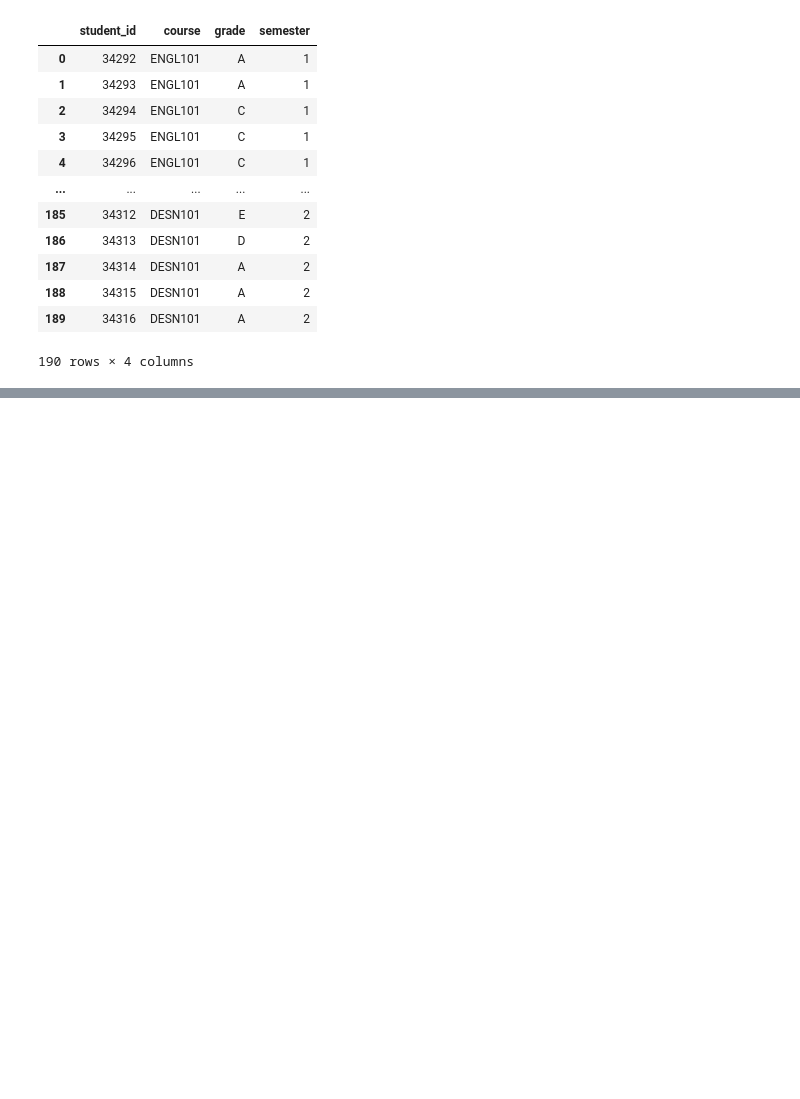
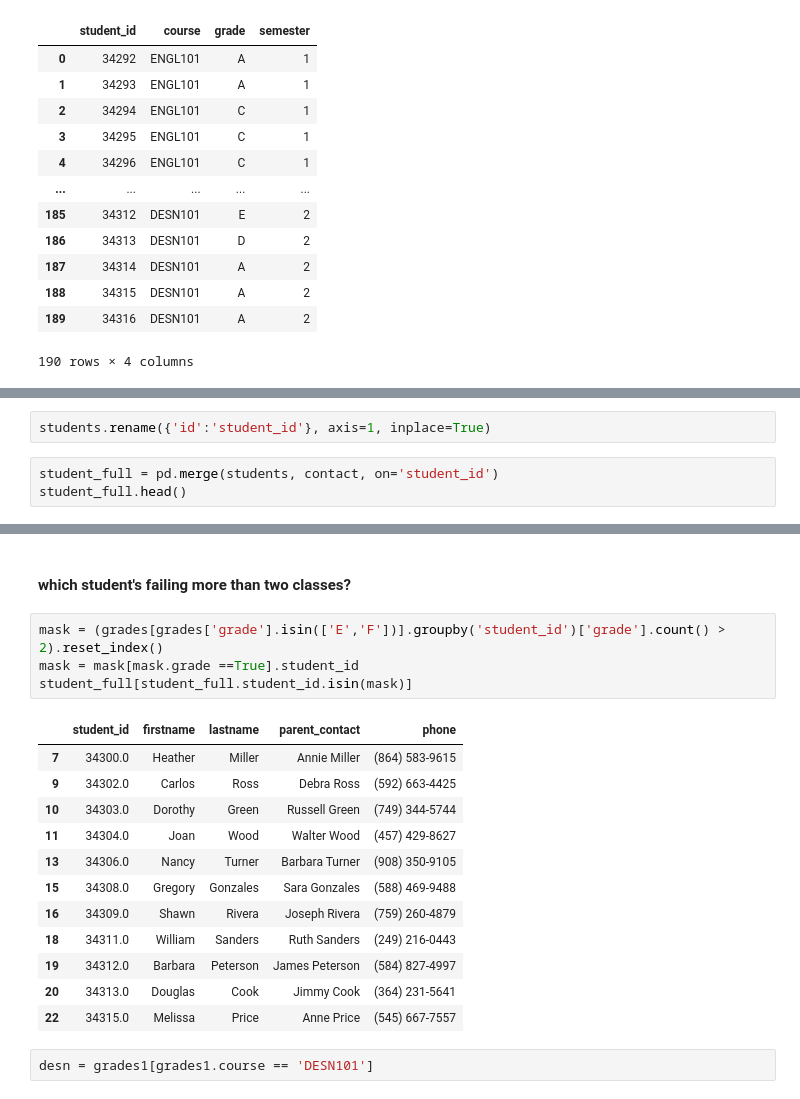
Before and after one commit to omid-sar/Interview-Preparation, a Jupyter notebook: data_manipulation/merge.ipynb, the cells around one changed output, grey strips where cells are left out. Cells and saved outputs as stored; diff of their text form; blank space fills up the shorter version.

Commit message:
merge

```diff
--- a/data_manipulation/merge.ipynb
+++ b/data_manipulation/merge.ipynb
@@ -76,0 +96,5 @@ grades
+# %%
+students.rename({'id':'student_id'}, axis=1, inplace=True)
+# %%
+student_full = pd.merge(students, contact, on='student_id')
+student_full.head()
@@ -76,0 +128,21 @@ grades
+# %% [markdown]
+#### which student's failing more than two classes?
+# %%
+mask = (grades[grades['grade'].isin(['E','F'])].groupby('student_id')['grade'].count() > 2).reset_index()
+mask = mask[mask.grade ==True].student_id
+student_full[student_full.student_id.isin(mask)]
+# %% [output]
+|  | student_id | firstname | lastname | parent_contact | phone |
+| 7 | 34300.0 | Heather | Miller | Annie Miller | (864) 583-9615 |
+| 9 | 34302.0 | Carlos | Ross | Debra Ross | (592) 663-4425 |
+| 10 | 34303.0 | Dorothy | Green | Russell Green | (749) 344-5744 |
+| 11 | 34304.0 | Joan | Wood | Walter Wood | (457) 429-8627 |
+| 13 | 34306.0 | Nancy | Turner | Barbara Turner | (908) 350-9105 |
+| 15 | 34308.0 | Gregory | Gonzales | Sara Gonzales | (588) 469-9488 |
+| 16 | 34309.0 | Shawn | Rivera | Joseph Rivera | (759) 260-4879 |
+| 18 | 34311.0 | William | Sanders | Ruth Sanders | (249) 216-0443 |
+| 19 | 34312.0 | Barbara | Peterson | James Peterson | (584) 827-4997 |
+| 20 | 34313.0 | Douglas | Cook | Jimmy Cook | (364) 231-5641 |
+| 22 | 34315.0 | Melissa | Price | Anne Price | (545) 667-7557 |
+# %%
+desn = grades1[grades1.course == 'DESN101']
```
Also changed, not shown: parts of 15 cells of this notebook.
